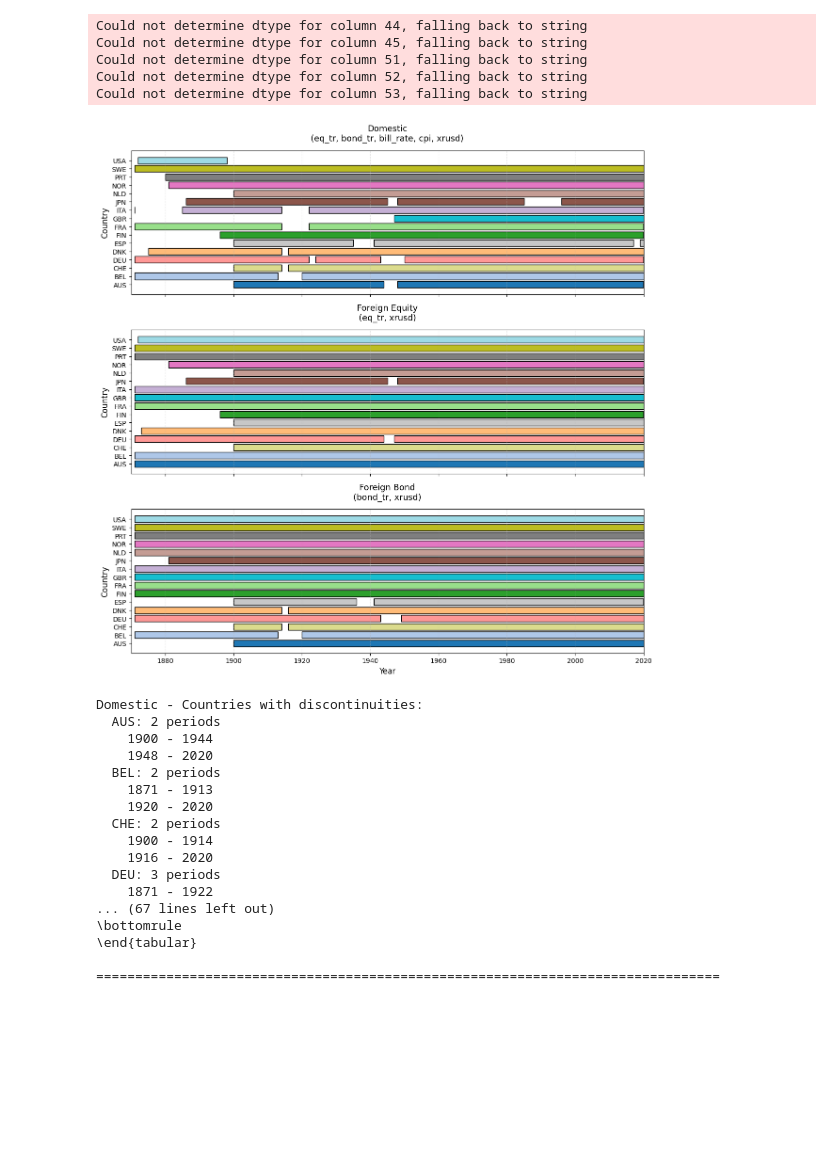
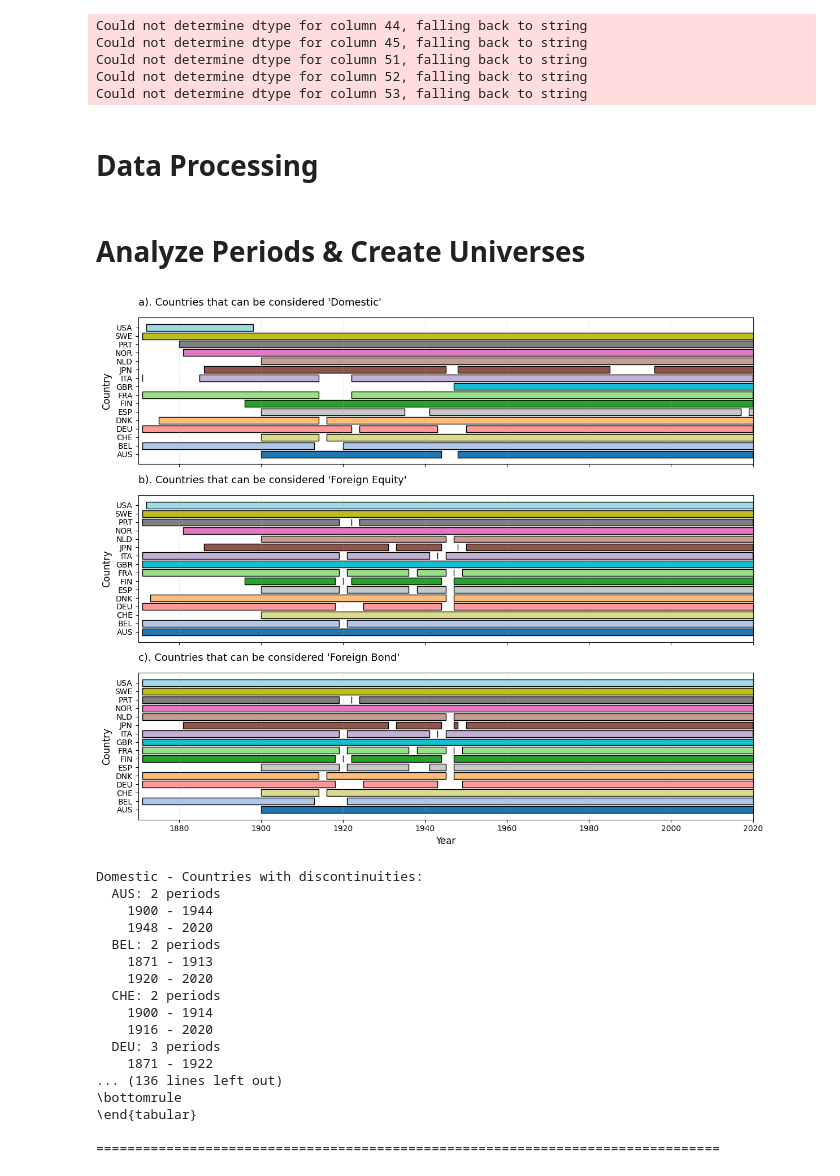
Before and after one commit to Creykish/MADS-Project, a Jupyter notebook: Code/Data/Returns/0__extract_jst_data.ipynb, the cells around one changed output. Cells and saved outputs as stored; diff of their text form; code cells hidden in the pictures; blank space fills up the shorter version.

```diff
--- a/Code/Data/Returns/0__extract_jst_data.ipynb
+++ b/Code/Data/Returns/0__extract_jst_data.ipynb
@@ -17,12 +84,11 @@ Could not determine dtype for column 51, falling back to string
 Could not determine dtype for column 52, falling back to string
 Could not determine dtype for column 53, falling back to string
 # %%
-JST_countries = [
-    "AUS", "BEL", "CAN", "DNK", "FIN", "FRA", "DEU", "IRL", "ITA",
-    "JPN", "NLD", "NOR", "PRT", "ESP", "SWE", "CHE", "GBR", "USA",
-]
-colors_map = plt.cm.tab20(np.linspace(0, 1, len(JST_countries)))
-country_colors = {country: colors_map[i] for i, country in enumerate(JST_countries)}
+# Generate country color mapping
+colors_map = plt.cm.tab20(np.linspace(0, 1, len(JST_COUNTRIES)))
+country_colors = {country: colors_map[i] for i, country in enumerate(JST_COUNTRIES)}
+# %% [markdown]
+# Data Processing
 # %%
 # calculate currency returns
 c_ret = (
@@ -55,6 +121,8 @@ jst_return_data = jst_data.select(
     returns_usd.select("year", "iso", "eq_tr_usd", "bond_tr_usd", "bill_rate_usd", "xrusd_return"),
     on=["year", "iso"],
     how="left"
+).sort("iso","year").with_columns(
+    pl.col("cpi").pct_change().over("iso").alias("cpi_return")
 )
 
 # write out the combined data for reference
@@ -66,8 +134,6 @@ mask_data = jst_return_data.join(
     how="left"
 )
 
-max_mkt_cap = 0.2
-
 # can be "domestic" if: has eq_tr, bond_tr, cpi, and bill_rate AND xrusd is not null
 domestic_mask = jst_return_data.join(
     equity_weights.rename({"weight": "equity_weight"}),
@@ -77,9 +143,9 @@ domestic_mask = jst_return_data.join(
     pl.col("eq_tr").is_not_null() &
     pl.col("bond_tr").is_not_null() &
     pl.col("bill_rate").is_not_null() &
-    pl.col("cpi").is_not_null() &
+    pl.col("cpi_return").is_not_null() &
     pl.col("xrusd_return").is_not_null() &
-    (pl.col("equity_weight") <= max_mkt_cap)
+    (pl.col("equity_weight") <= MAX_MARKET_CAP_THRESHOLD)
 ).select(
     "year", "iso"
 ).sort("iso", "year")
@@ -87,7 +153,8 @@ domestic_mask = jst_return_data.join(
 # can be considered "foreign equity" if: has eq_tr and xrusd is not null
 foreign_equity_mask = jst_return_data.filter(
     pl.col("eq_tr").is_not_null() &
-    pl.col("xrusd_return").is_not_null()
+    pl.col("xrusd_return").is_not_null() &
+    (pl.col("xrusd_return") < MAX_DEFLATION_THRESHOLD) # Exclude deflationary crisis
 ).select(
     "year", "iso"
 ).sort("iso", "year")
@@ -95,10 +162,13 @@ foreign_equity_mask = jst_return_data.filter(
 # can be considered "foreign bond" if: has bond_tr and xrusd is not null
 foreign_bond_mask = jst_return_data.filter(
     pl.col("bond_tr").is_not_null() &
-    pl.col("xrusd_return").is_not_null()
+    pl.col("xrusd_return").is_not_null() &
+    (pl.col("xrusd_return") < MAX_DEFLATION_THRESHOLD) # Exclude deflationary crisis
 ).select(
     "year", "iso"
 ).sort("iso", "year")
+# %% [markdown]
+# Analyze Periods & Create Universes
 # %%
 # Calculate continuous time periods for each mask, handling discontinuities
 def calculate_periods(mask_data):
@@ -137,7 +207,7 @@ foreign_bond_periods = calculate_periods(foreign_bond_mask)
 # Create figure with 3 subplots
 import matplotlib.pyplot as plt
 
-fig, axes = plt.subplots(3, 1, figsize=(12, 12), sharex=True)
+fig, axes = plt.subplots(3, 1, figsize=FIGSIZE_PERIODS, sharex=True)
 
 # Helper function to plot bars with support for multiple periods per country
 def plot_periods(ax, periods, title):
@@ -154,24 +224,25 @@ def plot_periods(ax, periods, title):
 
         # Use consistent color for each country
         color = country_colors.get(country, "gray")
-        ax.barh(idx, duration, left=start, height=0.8, edgecolor="black", color=color)
+        ax.barh(idx, duration, left=start, height=BAR_HEIGHT, edgecolor="black", color=color)
 
     ax.set_yticks(range(len(unique_countries)))
     ax.set_yticklabels(unique_countries)
-    ax.set_ylabel("Country", fontsize=12)
-    ax.set_title(title, fontsize=13, pad=15)
-    ax.grid(True, alpha=0.3, axis='x', linestyle='--')
-    ax.set_xlim(1870, 2020)
+    ax.set_ylabel("Country", fontsize=FONTSIZE_LABEL)
+    ax.set_title(title, fontsize=FONTSIZE_TITLE_SMALL, pad=TITLE_PAD, loc="left")
+    ax.grid(True, alpha=GRID_ALPHA, axis='x', linestyle='--')
+    ax.set_xlim(PLOT_YEAR_MIN, PLOT_YEAR_MAX)
 
 # Plot each mask
-plot_periods(axes[0], domestic_periods, "Domestic\n(eq_tr, bond_tr, bill_rate, cpi, xrusd)")
-plot_periods(axes[1], foreign_equity_periods, "Foreign Equity\n(eq_tr, xrusd)")
-plot_periods(axes[2], foreign_bond_periods, "Foreign Bond\n(bond_tr, xrusd)")
+plot_periods(axes[0], domestic_periods, "a). Countries that can be considered 'Domestic'")
+plot_periods(axes[1], foreign_equity_periods, "b). Countries that can be considered 'Foreign Equity'")
+plot_periods(axes[2], foreign_bond_periods, "c). Countries that can be considered 'Foreign Bond'")
 
 # Only show xlabel on bottom subplot
-axes[2].set_xlabel("Year", fontsize=12)
+axes[2].set_xlabel("Year", fontsize=FONTSIZE_LABEL)
 
 plt.tight_layout()
+plt.savefig(COUNTRY_AVAILABILITY_OUTPUT_PATH, dpi=300)
 plt.show()
 
 # Print summary of discontinuities
@@ -209,34 +280,34 @@ def format_periods(periods_df):
         )
     )
 
 dp = format_periods(domestic_periods).rename({"iso": "Country Code", "start_year": "Domestic Availability"})
 fep = format_periods(foreign_equity_periods).rename({"iso": "Country Code", "start_year": "Foreign Equity Availability"})
 fbp = format_periods(foreign_bond_periods).rename({"iso": "Country Code", "start_year": "Foreign Bond Availability"})
 
 # Get all unique countries
 all_countries = sorted(set(
     dp["Country Code"].to_list() +
     fep["Country Code"].to_list() +
     fbp["Country Code"].to_list()
 ))
 
 # Create base dataframe with all countries
 report = pl.DataFrame({"Country Code": all_countries})
 
 # Join all availability data
 report = (
     report
     .join(dp, on="Country Code", how="left")
     .join(fep, on="Country Code", how="left")
     .join(fbp, on="Country Code", how="left")
     .fill_null("--")
 )
 
 print("\n" + "="*80)
 print(report.to_pandas().to_latex(index=False, column_format='lccc'))
 print("="*80)
 # %% [output]
-[figure, old version]
+[figure, new version]
 Domestic - Countries with discontinuities:
   AUS: 2 periods
     1900 - 1944
@@ -249,7 +320,7 @@ Domestic - Countries with discontinuities:
     1916 - 2020
   DEU: 3 periods
     1871 - 1922
-... (67 lines left out)
+... (136 lines left out)
 \bottomrule
 \end{tabular}
 
```
Also changed, not shown: parts of 10 cells of this notebook, 22 other files.
